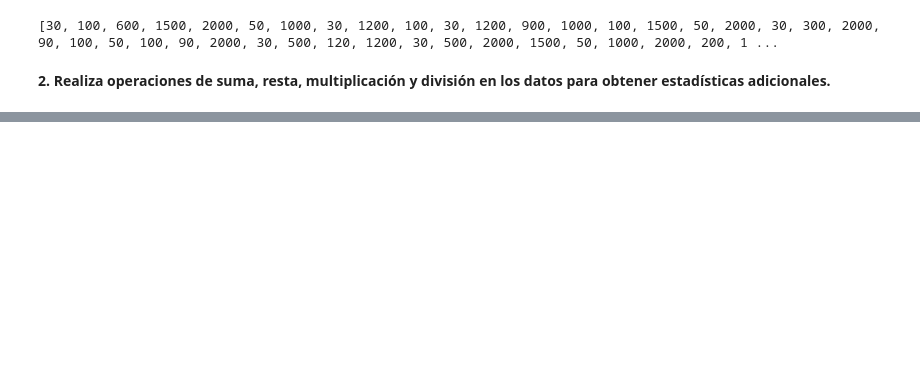
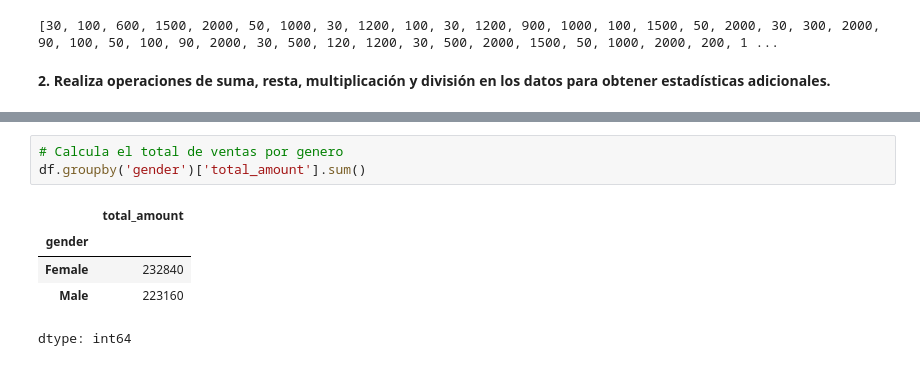
Before and after one commit to JossefaRodriguez/Analisis_Prediccion_VentasPartI, a Jupyter notebook: Análisis_Predicción_VentasRetail_(Core).ipynb, the cells around one changed output, grey strips where cells are left out. Cells and saved outputs as stored; diff of their text form; blank space fills up the shorter version.

```diff
--- a/Análisis_Predicción_VentasRetail_(Core).ipynb
+++ b/Análisis_Predicción_VentasRetail_(Core).ipynb
@@ -119,0 +128,9 @@ datos = df.groupby([""])
+# %%
+# Calcula el total de ventas por genero
+df.groupby('gender')['total_amount'].sum()
+# %% [output]
+|  | total_amount |
+| gender |  |
+| Female | 232840 |
+| Male | 223160 |
+dtype: int64
```
Also changed, not shown: parts of 9 cells of this notebook.
